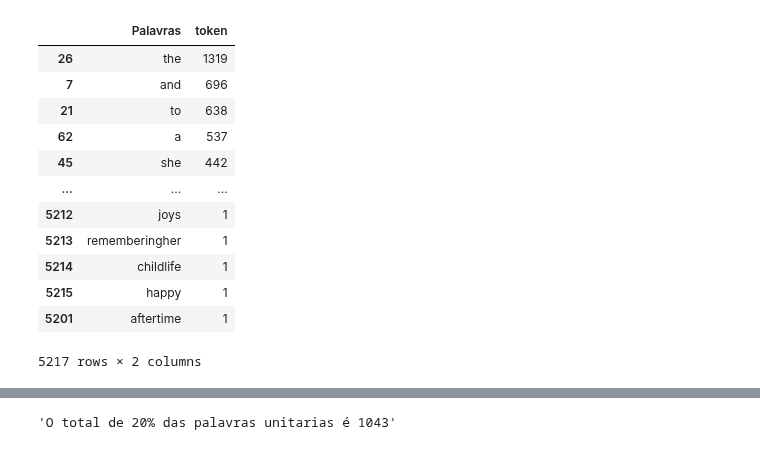
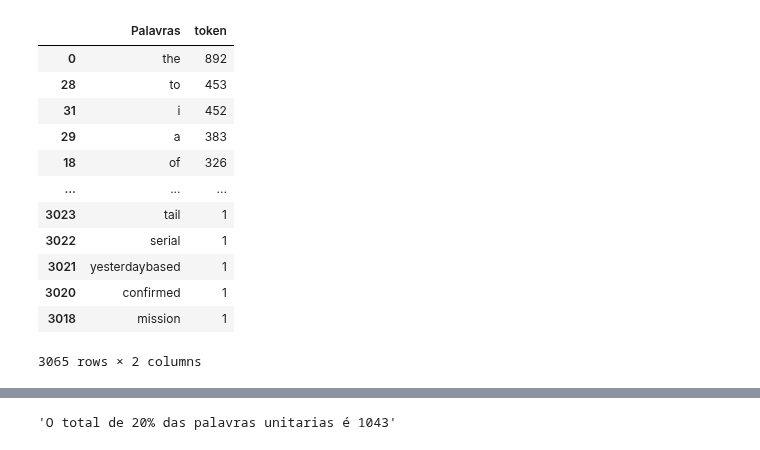
Before and after one commit to JhonAI13/Avaliador_de_livros, a Jupyter notebook: analize.ipynb, the cells around one changed output, grey strips where cells are left out. Drawn from its saved outputs; the diff is of its cells as text; code cells hidden in the pictures.

```diff
--- a/analize.ipynb
+++ b/analize.ipynb
@@ -1,27 +1,27 @@
 # %%
 from app import palavras_tokenizadas
 import numpy as np
 import pandas as pd
 import matplotlib.pyplot as plt
 
-caminho_pdf = r'C:\Users\jonat\Documents\GitHub\Avaliador_de_livros\Programa\Alice’sAdventuresinWonderland.pdf'
+caminho_pdf = r'C:\Users\jonat\Documents\GitHub\Avaliador_de_livros\Programa\TheLittlePrince.pdf'
 
 df = pd.DataFrame(palavras_tokenizadas(caminho_pdf))
 df
 # %% [output]
 |  | Palavras | token |
-| 26 | the | 1319 |
-| 7 | and | 696 |
-| 21 | to | 638 |
-| 62 | a | 537 |
-| 45 | she | 442 |
+| 0 | the | 892 |
+| 28 | to | 453 |
+| 31 | i | 452 |
+| 29 | a | 383 |
+| 18 | of | 326 |
 | ... | ... | ... |
-| 5212 | joys | 1 |
-| 5213 | rememberingher | 1 |
-| 5214 | childlife | 1 |
-| 5215 | happy | 1 |
-| 5201 | aftertime | 1 |
+| 3023 | tail | 1 |
+| 3022 | serial | 1 |
+| 3021 | yesterdaybased | 1 |
+| 3020 | confirmed | 1 |
+| 3018 | mission | 1 |
-5217 rows × 2 columns
+3065 rows × 2 columns
 # %%
 !pip install matplotlib
 # %% [output]
```
Also changed, not shown: parts of 3 cells of this notebook, 6 other files.
